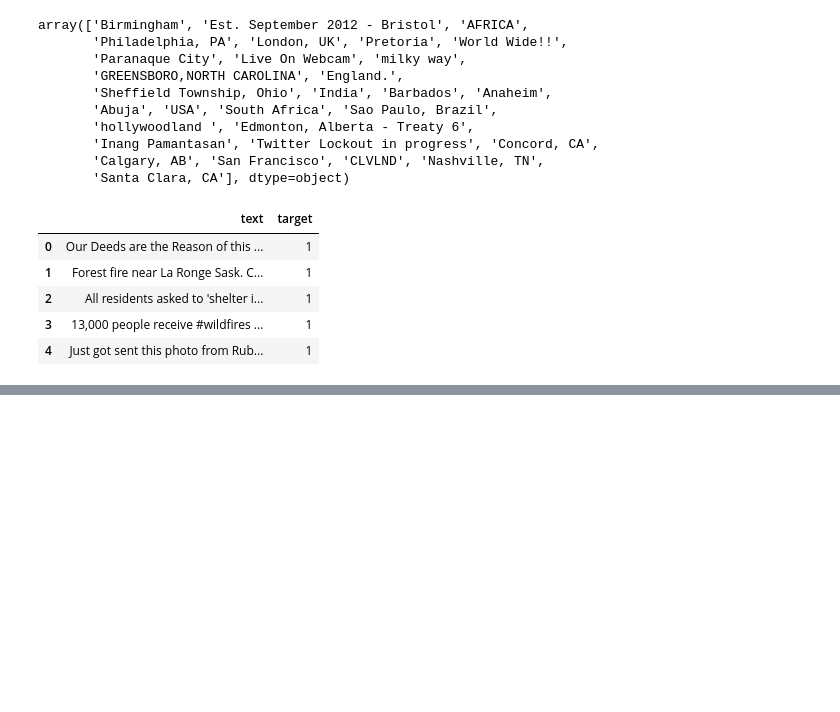
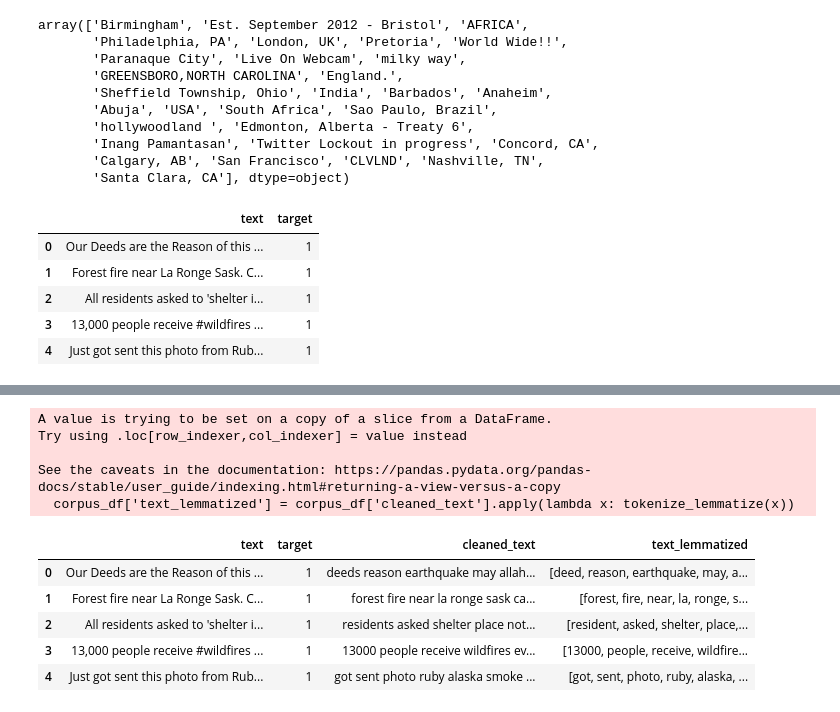
Before and after one commit to yepterence/Project-Cymopolea, a Jupyter notebook: text-processing.ipynb, the cells around one changed output, grey strips where cells are left out. Saved outputs shown, nothing was run; the diff lists cells and outputs as text; code cells hidden in the pictures; blank space fills up the shorter version.

```diff
--- a/text-processing.ipynb
+++ b/text-processing.ipynb
@@ -128,0 +130,15 @@ See the caveats in the documentation: https://pandas.pydata.org/pandas-docs/stab
+# %%
+corpus_df['text_lemmatized'] = corpus_df['cleaned_text'].apply(lambda x: tokenize_lemmatize(x))
+corpus_df.head()
+# %% [output]
+A value is trying to be set on a copy of a slice from a DataFrame.
+Try using .loc[row_indexer,col_indexer] = value instead
+
+See the caveats in the documentation: https://pandas.pydata.org/pandas-docs/stable/user_guide/indexing.html#returning-a-view-versus-a-copy
+  corpus_df['text_lemmatized'] = corpus_df['cleaned_text'].apply(lambda x: tokenize_lemmatize(x))
+|  | text | target | cleaned_text | text_lemmatized |
+| 0 | Our Deeds are the Reason of this ... | 1 | deeds reason earthquake may allah... | [deed, reason, earthquake, may, a... |
+| 1 | Forest fire near La Ronge Sask. C... | 1 | forest fire near la ronge sask ca... | [forest, fire, near, la, ronge, s... |
+| 2 | All residents asked to 'shelter i... | 1 | residents asked shelter place not... | [resident, asked, shelter, place,... |
+| 3 | 13,000 people receive #wildfires ... | 1 | 13000 people receive wildfires ev... | [13000, people, receive, wildfire... |
+| 4 | Just got sent this photo from Rub... | 1 | got sent photo ruby alaska smoke ... | [got, sent, photo, ruby, alaska, ... |
```
Also changed, not shown: parts of 8 cells of this notebook.
